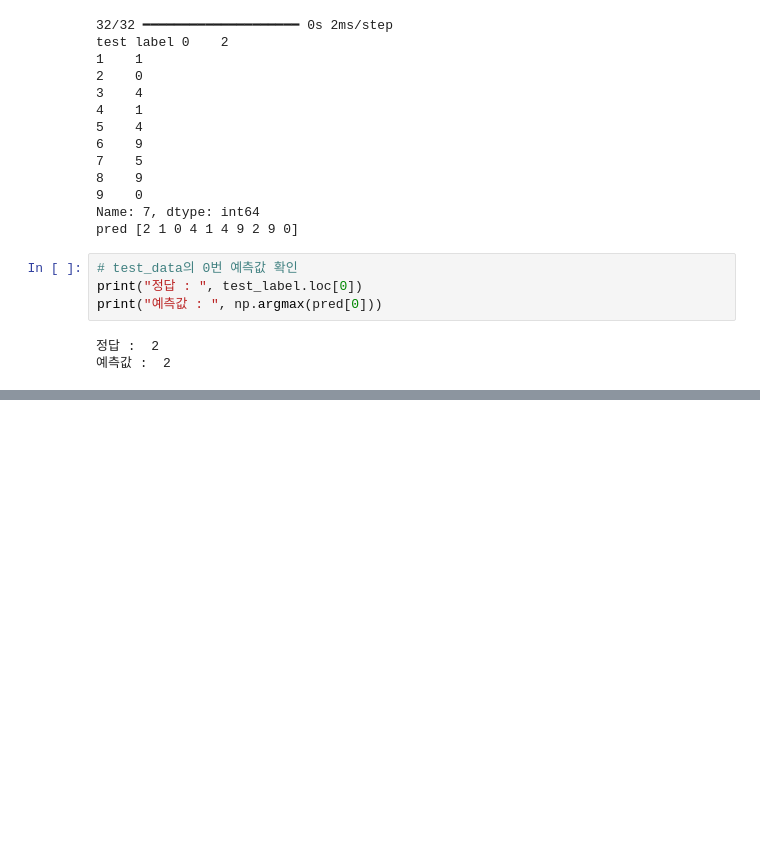
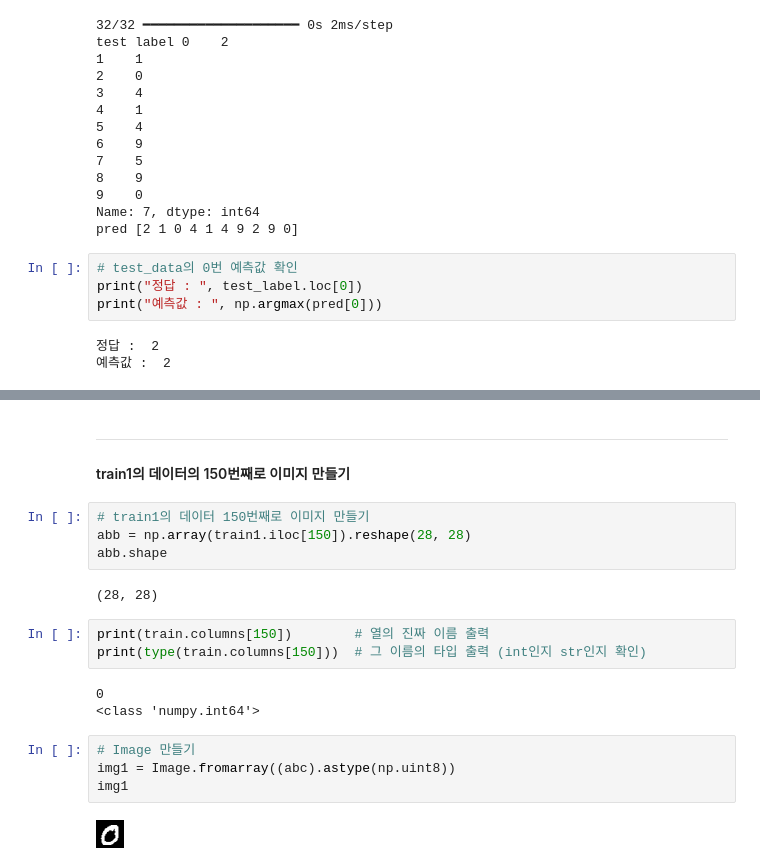
Before and after one commit to Sphen1sc1dae/MachineLearning, a Jupyter notebook: Note_DL/04.손글씨 인식 딥러닝 해보기.ipynb, the cells around one changed output, grey strips where cells are left out. Cells and saved outputs as stored; diff of their text form; blank space fills up the shorter version.

```diff
--- a/Note_DL/04.손글씨 인식 딥러닝 해보기.ipynb
+++ b/Note_DL/04.손글씨 인식 딥러닝 해보기.ipynb
@@ -223,0 +330,21 @@ print("예측값 : ", np.argmax(pred[0]))
+# %% [markdown]
+---
+#### train1의 데이터의 150번째로 이미지 만들기
+# %%
+# train1의 데이터 150번째로 이미지 만들기
+abb = np.array(train1.iloc[150]).reshape(28, 28)
+abb.shape
+# %% [output]
+(28, 28)
+# %%
+print(train.columns[150])        # 열의 진짜 이름 출력
+print(type(train.columns[150]))  # 그 이름의 타입 출력 (int인지 str인지 확인)
+# %% [output]
+0
+<class 'numpy.int64'>
+# %%
+# Image 만들기
+img1 = Image.fromarray((abc).astype(np.uint8))
+img1
+# %% [output]
+[figure, added]
```
Also changed, not shown: parts of 24 cells of this notebook, 1 other file.
